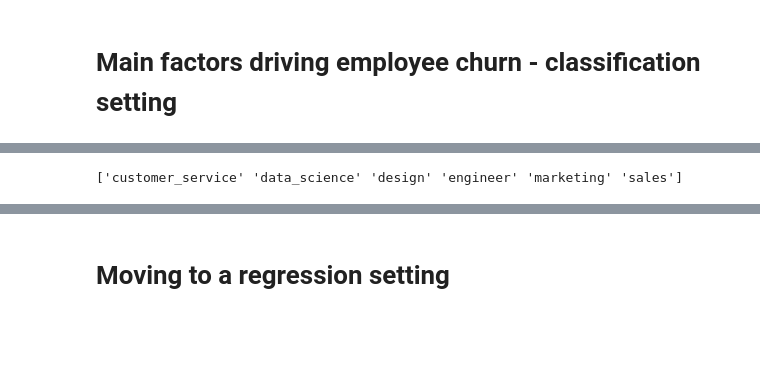
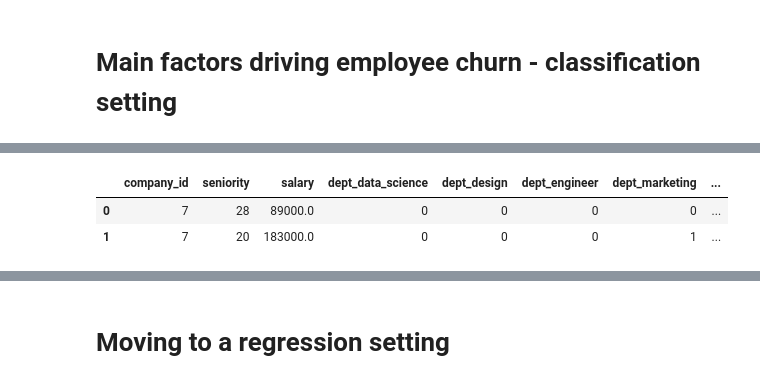
Before and after one commit to mizhazha/insight_data_challenge, a Jupyter notebook: challege1/EDA.ipynb, the cells around one changed output, grey strips where cells are left out. Cells and saved outputs as stored; diff of their text form; code cells hidden in the pictures; blank space fills up the shorter version.

```diff
--- a/challege1/EDA.ipynb
+++ b/challege1/EDA.ipynb
@@ -115,8 +115 @@ print "{} employees left, {} employees stayed".format(num_left_employee, num_emp
-# %%
-# encoding categorical features
-le = LabelEncoder()
-employee_retention['dept_encode'] = le.fit_transform(employee_retention['dept'])
-print le.classes_
-# %% [output]
-['customer_service' 'data_science' 'design' 'engineer' 'marketing' 'sales']
 # %%
@@ -124,4 +118,10 @@ feature = employee_retention.drop(['employee_id', 'join_date', 'quit_date','left
 label = employee_retention['left']
+# %%
+feature.head(2)
+# %% [output]
+|  | company_id | seniority | salary | dept_data_science | dept_design | dept_engineer | dept_marketing | ... |
+| 0 | 7 | 28 | 89000.0 | 0 | 0 | 0 | 0 | ... |
+| 1 | 7 | 20 | 183000.0 | 0 | 0 | 0 | 1 | ... |
 # %%
 x_train, x_test, y_train, y_test = train_test_split(feature, label, test_size=0.3, random_state=0)
 # %%
```
Also changed, not shown: parts of 18 cells of this notebook.
